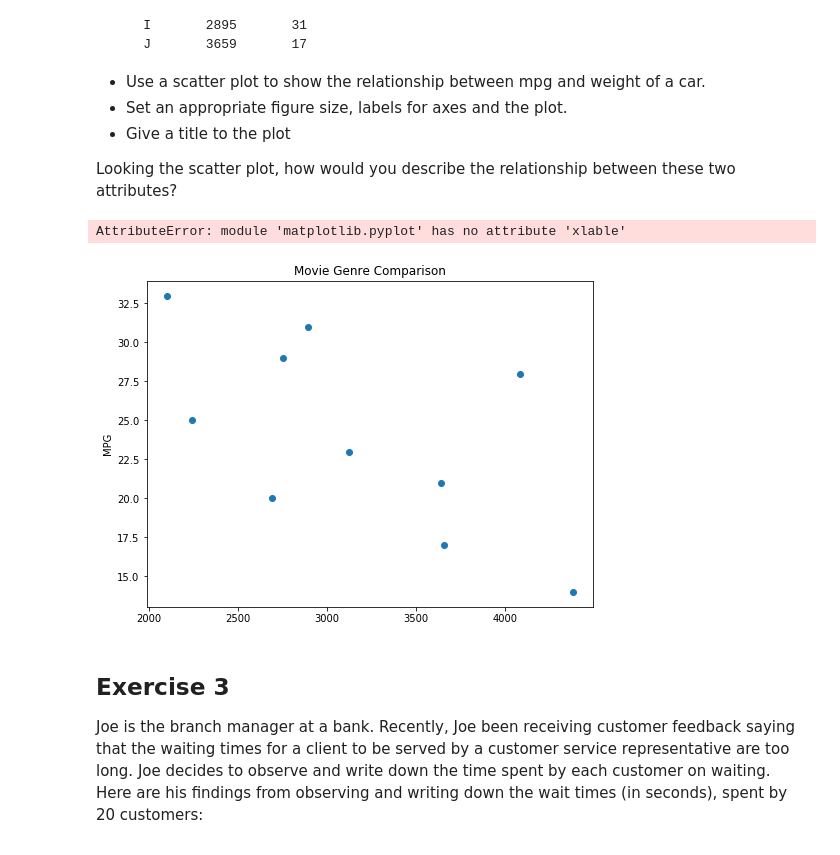
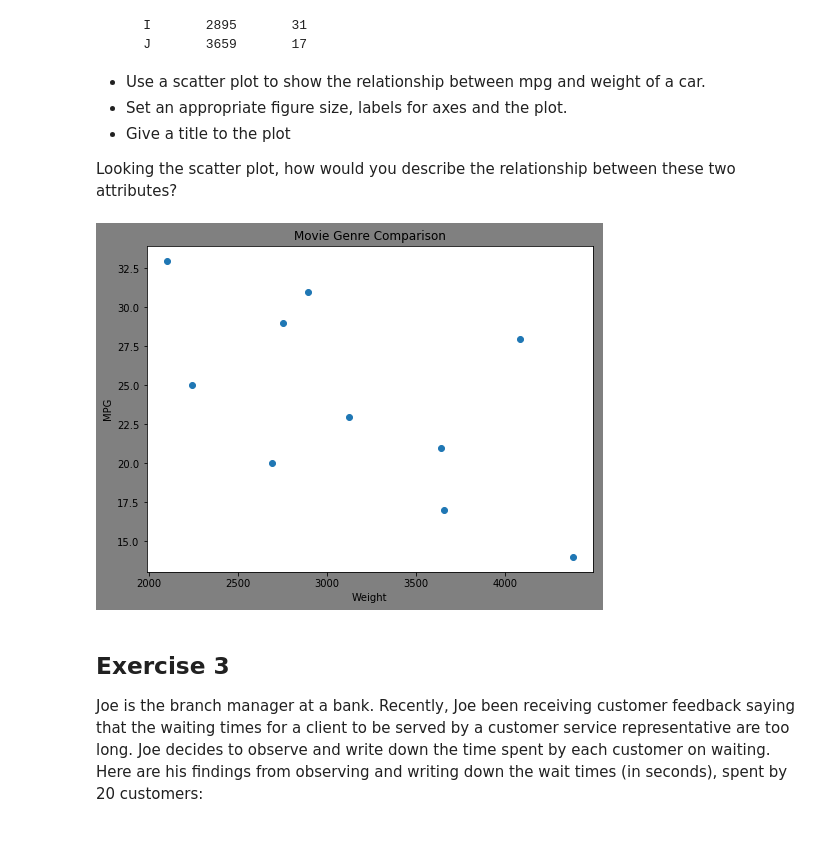
Before and after one commit to JoeDown/dsc-data-viz-lab-houston-ds-042219, a Jupyter notebook: index.ipynb, the cells around one changed output. Saved outputs shown, nothing was run; the diff lists cells and outputs as text; code cells hidden in the pictures.

```diff
--- a/index.ipynb
+++ b/index.ipynb
@@ -77,29 +77,28 @@ Looking the scatter plot, how would you describe the relationship between these
 # %%
 weight = [2750, 3125, 2100, 4082, 2690, 3640, 4380, 2241, 2895, 3659]
 mpg = [29, 23, 33, 28, 20, 21, 14, 25, 31, 17]
 
 
 fig = plt.figure(3, figsize=(8,6))
 plt.figure(3)
 
 plt.scatter(weight, mpg)
 
 plt.title('Movie Genre Comparison')
 plt.ylabel('MPG')
-plt.xlable('Weight')
+plt.xlabel('Weight')
 fig.patch.set_facecolor('gray')
 
 plt.show()
 
 
 # Set the figure size in inches
 
 # Plot with scatter()
 
 # Set x and y axes labels and give titles
 # %% [output]
-AttributeError: module 'matplotlib.pyplot' has no attribute 'xlable'
-[figure, old version]
+[figure, new version]
 # %% [markdown]
 ## Exercise 3
 
```
